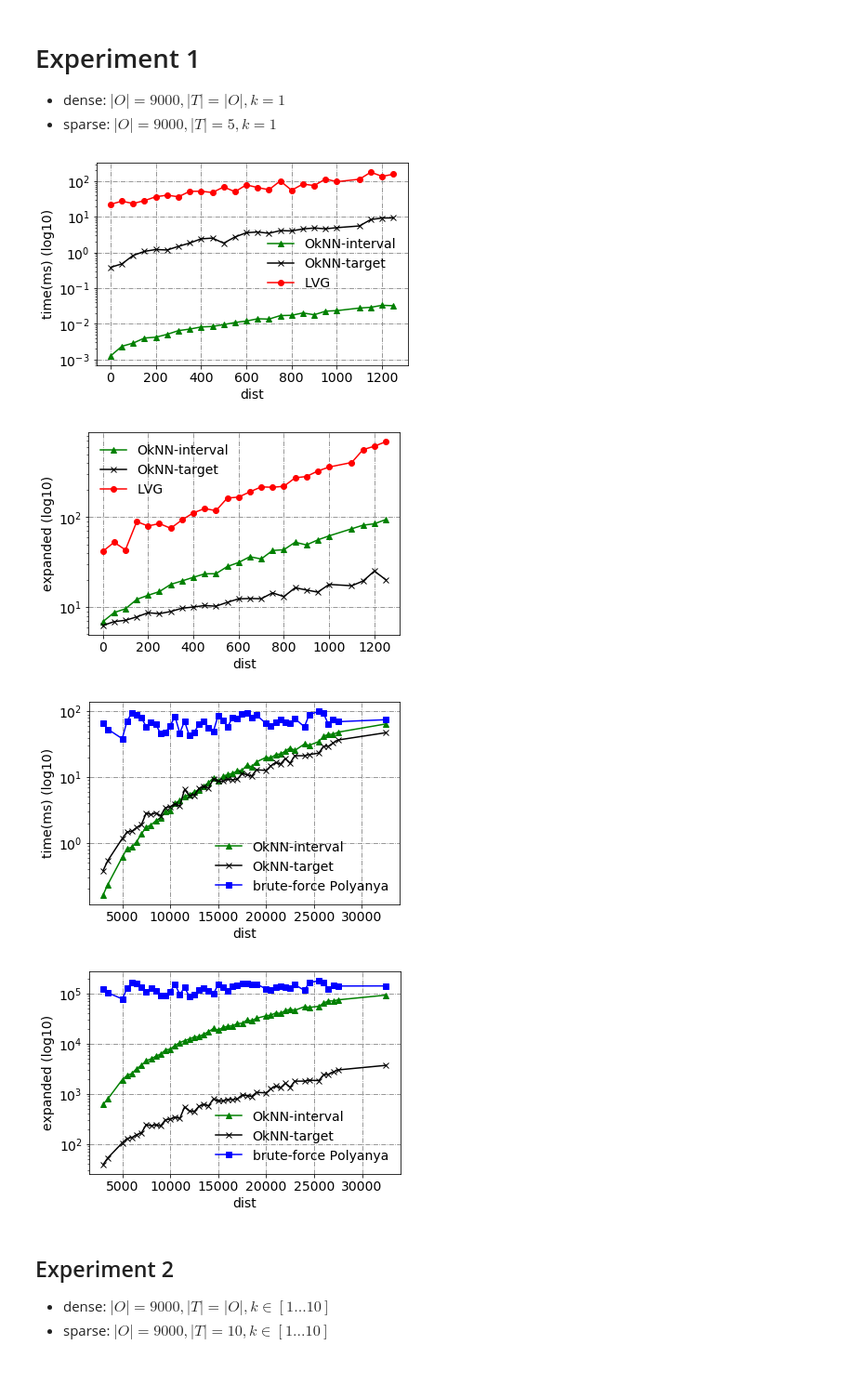
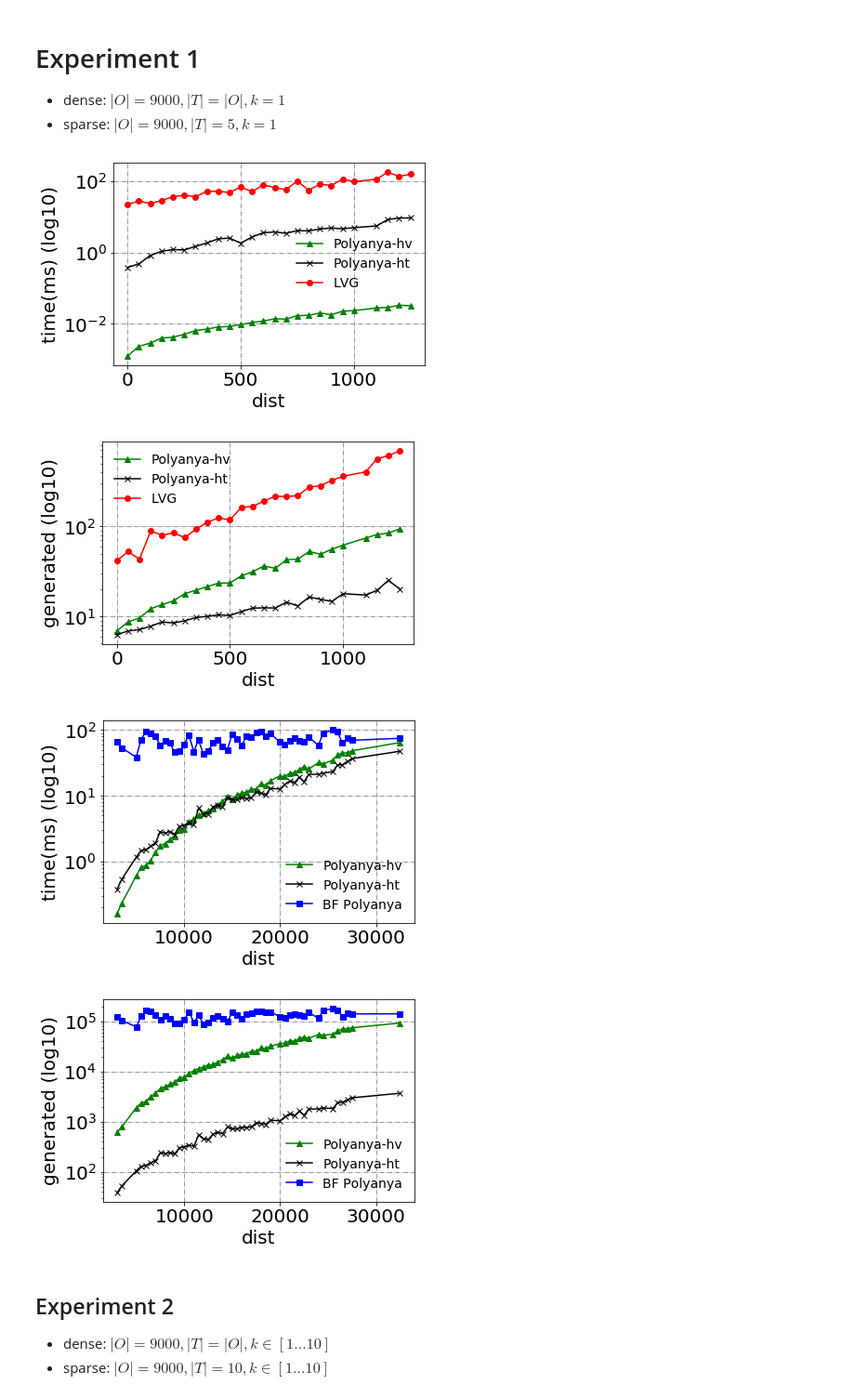
Before and after one commit to eggeek/Nav-Mesh-OkNN, a Jupyter notebook: analysis/Analysis.ipynb, the cells around one changed output. Shown at 93% size. Cells and saved outputs as stored; diff of their text form; code cells hidden in the pictures; blank space fills up the shorter version.

```diff
--- a/analysis/Analysis.ipynb
+++ b/analysis/Analysis.ipynb
@@ -35,10 +35,11 @@ def gen_xy(df=None, colx='', coly='', ignore=True, limit=20):
     return x, y
 # %%
 alias = {}
-alias['interval heuristic'] = 'OkNN-interval'
-alias['target heuristic'] = 'OkNN-target'
-alias['polyanya'] = 'brute-force Polyanya'
-alias['target heuristic call'] = 'OkNN-target hcall'
+alias['interval heuristic'] = 'Polyanya-hv'
+alias['target heuristic'] = 'Polyanya-ht'
+alias['polyanya'] = 'BF Polyanya'
+alias['target heuristic call'] = 'Polyanya-ht hcall'
+alias['poly-zero'] = 'Polyanya-h0'
 # %%
 styles = {}
 styles["LVG"] = "ro-"
@@ -56,7 +57,7 @@ for k in list(styles.keys()):
     if alias.get(k, None) is not None:
         styles[alias[k]] = styles[k]
 
-plt.rcParams.update({'font.size': 14})
+plt.rcParams.update({'font.size': 20})
 plt.rc('grid', linestyle="-.", color='gray')
 
 def plot_graph(xlabel='', ylabel='', xs=[[]], ys=[[]], labels=[], color=None,
@@ -78,7 +79,7 @@ def plot_graph(xlabel='', ylabel='', xs=[[]], ys=[[]], labels=[], color=None,
             ax.scatter(x, y)
             ax.plot(x, y, label=labels[i])
     ax.legend(labels)
-    ax.legend(loc='best', fancybox=True, framealpha=0)
+    ax.legend(loc='best', fancybox=True, framealpha=0, prop={'size': 14})
     plt.grid(True)
     if saveto is not None:
         fig.savefig(saveto, bbox_inches='tight')
@@ -132,8 +133,8 @@ xs = {}
 ys = {}
 algos = []
 
-# xs[0], ys[0] = gen_xy(df, 'dist', 'cost_ki0', limit=limit)
-# algos.append('poly-zero')
+# xs[0], ys[0] = gen_xy(df, 'dist', 'cost_ki0', limit=blimit)
+# algos.append(alias['poly-zero'])
 
 xs[1], ys[1] = gen_xy(df, 'dist', 'cost_ki', limit=blimit)
 algos.append(alias['interval heuristic'])
@@ -152,7 +153,7 @@ for k in xs.keys():
 plot_graph('dist', 'time(ms) (log10)', list(xs.values()), list(ys.values()), algos,
            ylim=time_ylim, saveto=saveto)
 # %% [output]
-[figure, old version]
+[figure, new version]
 # %%
 # dense: gen
 saveto = './figs/e1_dense_gen.png'
@@ -167,7 +168,7 @@ ye = {}
 algos = []
 
 # xs[0], ys[0] = gen_xy(df, 'dist', 'gen_ki0', limit=limit)
-# algos.append('poly-zero')
+# algos.append(alias['poly-zero'])
 
 xs[1], ys[1] = gen_xy(df, 'dist', 'gen_ki', limit=limit)
 algos.append(alias['interval heuristic'])
@@ -182,10 +183,10 @@ for k in xs.keys():
     xs[k] = [v * size for v in xs[k]]
 #     ys[k] = np.log10(ys[k])
 
-plot_graph('dist', 'expanded (log10)', list(xs.values()), list(ys.values()), algos,
+plot_graph('dist', 'generated (log10)', list(xs.values()), list(ys.values()), algos,
            ylim=gen_ylim, saveto=saveto)
 # %% [output]
-[figure, old version]
+[figure, new version]
 # %%
 # sparse: time
 saveto = './figs/e1_sparse_time.png'
@@ -199,7 +200,7 @@ ys = {}
 algos = []
 
 # xs[0], ys[0] = gen_xy(df, 'dist', 'cost_ki0', limit=limit)
-# algos.append('poly-zero')
+# algos.append(alias['poly-zero'])
 
 xs[1], ys[1] = gen_xy(df, 'dist', 'cost_ki', limit=limit)
 algos.append(alias['interval heuristic'])
@@ -217,37 +218,37 @@ for k in xs.keys():
 plot_graph('dist', 'time(ms) (log10)', list(xs.values()), list(ys.values()), algos,
            ylim=time_ylim, saveto=saveto)
 # %% [output]
-[figure, old version]
+[figure, new version]
 # %%
 # sparse: gen
 saveto = './figs/e1_sparse_gen.png'
 limit = 10
 size = 500
 df = df1.copy()
 df = df[(df.k==1) & (df.pts == 10)]
 df.dist = (df.dist / size).astype(int)
 xs = {}
 ys = {}
 algos = []
 # xs[0], ys[0] = gen_xy(df, 'dist', 'cost_ki0', limit=limit)
-# algos.append('poly-zero')
+# algos.append(alias['poly-zero'])
 
 xs[1], ys[1] = gen_xy(df, 'dist', 'gen_ki', limit=limit)
 algos.append(alias['interval heuristic'])
 
 xs[2], ys[2] = gen_xy(df, 'dist', 'gen_hi', limit=limit)
 algos.append(alias['target heuristic'])
 
 xs[3], ys[3] = gen_xy(df, 'dist', 'gen_poly', limit=limit)
 algos.append(alias['polyanya'])
 
 for k in xs.keys():
     xs[k] = [v * size for v in xs[k]]
 
-plot_graph('dist', 'expanded (log10)', list(xs.values()), list(ys.values()), algos,
+plot_graph('dist', 'generated (log10)', list(xs.values()), list(ys.values()), algos,
            ylim=gen_ylim, saveto=saveto)
 # %% [output]
-[figure, old version]
+[figure, new version]
 # %% [markdown]
 ## Experiment 2
 * dense: $|O|=9000,|T|=|O|,k \in [1...10]$
```
Also changed, not shown: parts of 8 cells of this notebook.
